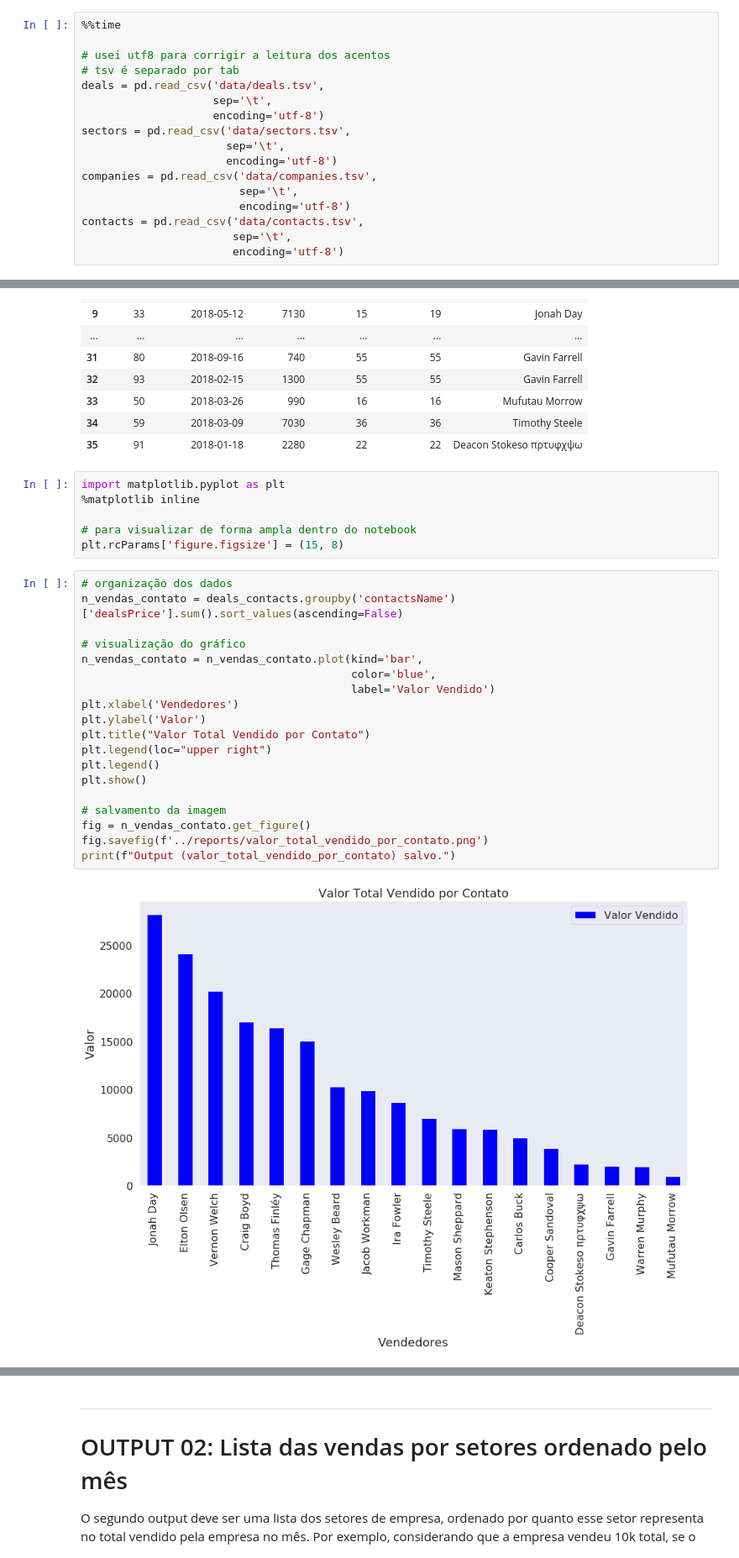
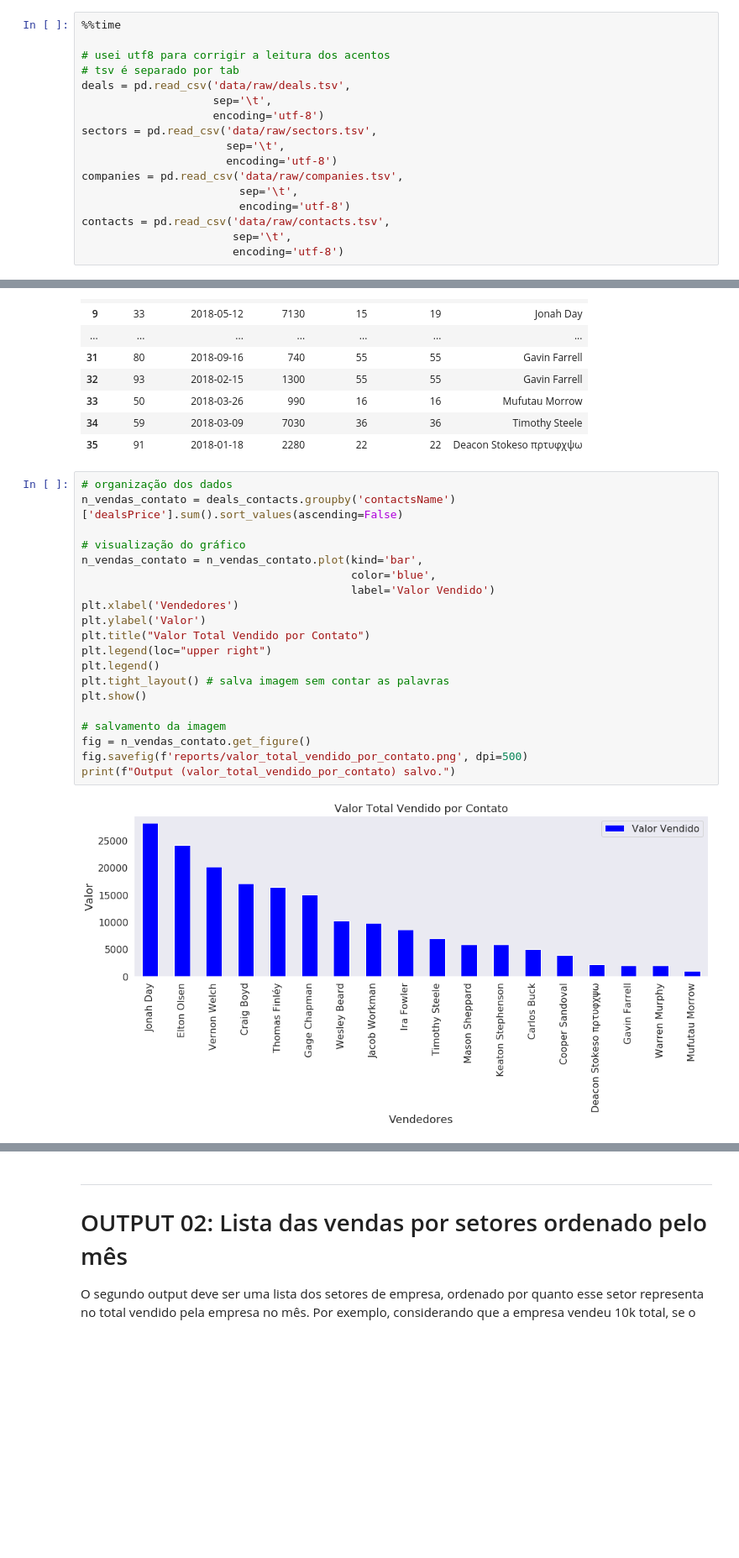
Before and after one commit to brunocampos01/challenge-indicium, a Jupyter notebook: notebooks/challege-data-enginner-intern.ipynb, the cells around one changed output, grey strips where cells are left out. Shown: that part at 84% size. Cells and saved outputs as stored; diff of their text form; blank space fills up the shorter version.

```diff
--- a/notebooks/challege-data-enginner-intern.ipynb
+++ b/notebooks/challege-data-enginner-intern.ipynb
@@ -47,16 +46,16 @@ prepare_directory_work(end_directory='notebooks')
 
 # usei utf8 para corrigir a leitura dos acentos
 # tsv é separado por tab
-deals = pd.read_csv('data/deals.tsv',
+deals = pd.read_csv('data/raw/deals.tsv',
                     sep='\t',
                     encoding='utf-8')
-sectors = pd.read_csv('data/sectors.tsv',
+sectors = pd.read_csv('data/raw/sectors.tsv',
                       sep='\t',
                       encoding='utf-8')
-companies = pd.read_csv('data/companies.tsv',
+companies = pd.read_csv('data/raw/companies.tsv',
                         sep='\t',
                         encoding='utf-8')
-contacts = pd.read_csv('data/contacts.tsv',
+contacts = pd.read_csv('data/raw/contacts.tsv',
                        sep='\t',
                        encoding='utf-8')
 # %% [output]
@@ -351,30 +347,25 @@ display(deals_contacts)
 | 33 | 50 | 2018-03-26 | 990 | 16 | 16 | Mufutau Morrow |
 | 34 | 59 | 2018-03-09 | 7030 | 36 | 36 | Timothy Steele |
 | 35 | 91 | 2018-01-18 | 2280 | 22 | 22 | Deacon Stokesο πρτυφχψω |
-# %%
-import matplotlib.pyplot as plt
-%matplotlib inline
-
-# para visualizar de forma ampla dentro do notebook
-plt.rcParams['figure.figsize'] = (15, 8)
 # %%
 # organização dos dados
 n_vendas_contato = deals_contacts.groupby('contactsName')['dealsPrice'].sum().sort_values(ascending=False)
 
 # visualização do gráfico
 n_vendas_contato = n_vendas_contato.plot(kind='bar',
                                          color='blue',
                                          label='Valor Vendido')
 plt.xlabel('Vendedores')
 plt.ylabel('Valor')
 plt.title("Valor Total Vendido por Contato")
 plt.legend(loc="upper right")
 plt.legend()
+plt.tight_layout() # salva imagem sem contar as palavras
 plt.show()
 
 # salvamento da imagem
 fig = n_vendas_contato.get_figure()
-fig.savefig(f'../reports/valor_total_vendido_por_contato.png')
+fig.savefig(f'reports/valor_total_vendido_por_contato.png', dpi=500)
 print(f"Output (valor_total_vendido_por_contato) salvo.")
 # %% [output]
-[figure, old version]
+[figure, new version]
```
Also changed, not shown: parts of 9 cells of this notebook, 19 other files.
